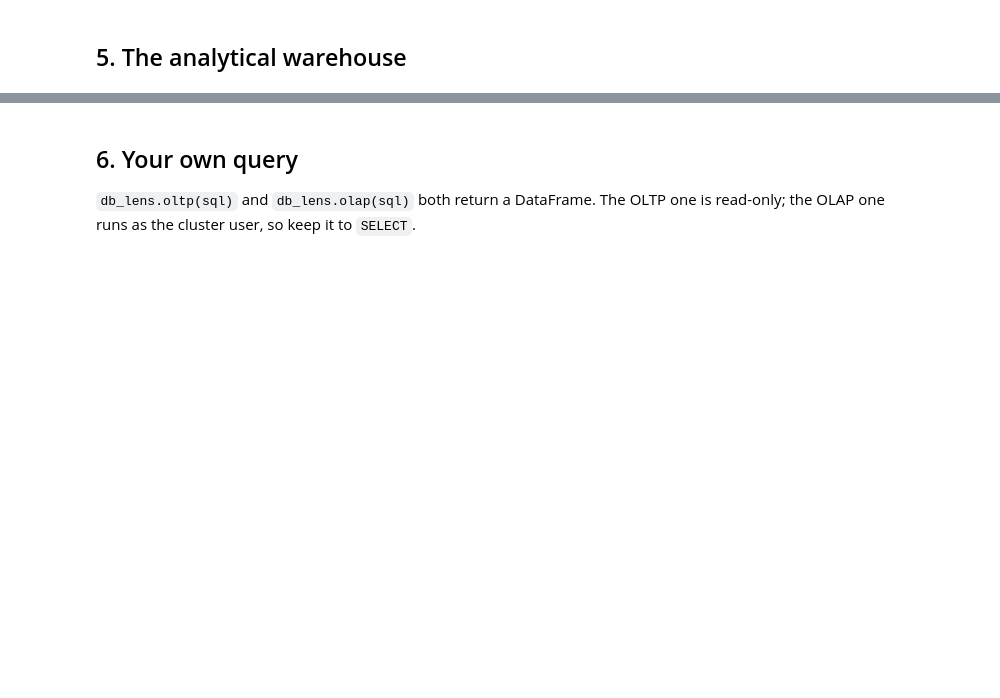
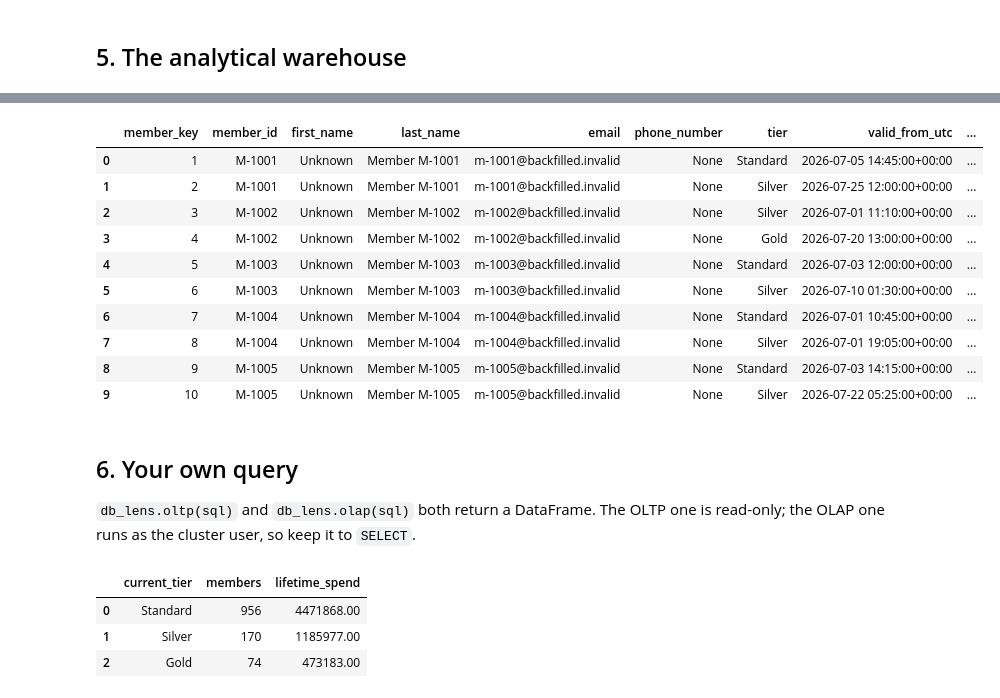
Before and after one commit to RCEjosephkarl/Internet-Cafe-Pipeline, a Jupyter notebook: notebooks/db_lens.ipynb, the cells around one changed output, grey strips where cells are left out. Cells and saved outputs as stored; diff of their text form; code cells hidden in the pictures; blank space fills up the shorter version.

```diff
--- a/notebooks/db_lens.ipynb
+++ b/notebooks/db_lens.ipynb
@@ -19,7 +19,7 @@ import pandas as pd
 from aimternet.config.settings import settings
 from aimternet.observability import db_lens
 
-pd.set_option("display.width", 160)
+pd.set_option("display.width", 300)
 pd.set_option("display.max_columns", 40)
 
 cfg = settings()
@@ -87,11 +190,23 @@ db_lens.olap_tables()
 # %%
 # Anything in aimternet_olap is queryable from here. Once Gold is loaded, try:
 #   db_lens.olap("SELECT * FROM agg_workstation_utilization_hourly LIMIT 20")
 tables = db_lens.olap_tables()
 if tables.empty:
     print("Redshift schema is empty — run `make redshift` after `make curate`.")
 else:
-    display(db_lens.olap(f"SELECT * FROM {tables.iloc[0]['table_name']} LIMIT 10"))
+    display(db_lens.olap(f"SELECT * FROM dim_member LIMIT 10")) #{tables.iloc[0]['table_name']}
+# %% [output]
+|  | member_key | member_id | first_name | last_name | email | phone_number | tier | valid_from_utc | ... |
+| 0 | 1 | M-1001 | Unknown | Member M-1001 | m-1001@backfilled.invalid | None | Standard | 2026-07-05 14:45:00+00:00 | ... |
+| 1 | 2 | M-1001 | Unknown | Member M-1001 | m-1001@backfilled.invalid | None | Silver | 2026-07-25 12:00:00+00:00 | ... |
+| 2 | 3 | M-1002 | Unknown | Member M-1002 | m-1002@backfilled.invalid | None | Silver | 2026-07-01 11:10:00+00:00 | ... |
+| 3 | 4 | M-1002 | Unknown | Member M-1002 | m-1002@backfilled.invalid | None | Gold | 2026-07-20 13:00:00+00:00 | ... |
+| 4 | 5 | M-1003 | Unknown | Member M-1003 | m-1003@backfilled.invalid | None | Standard | 2026-07-03 12:00:00+00:00 | ... |
+| 5 | 6 | M-1003 | Unknown | Member M-1003 | m-1003@backfilled.invalid | None | Silver | 2026-07-10 01:30:00+00:00 | ... |
+| 6 | 7 | M-1004 | Unknown | Member M-1004 | m-1004@backfilled.invalid | None | Standard | 2026-07-01 10:45:00+00:00 | ... |
+| 7 | 8 | M-1004 | Unknown | Member M-1004 | m-1004@backfilled.invalid | None | Silver | 2026-07-01 19:05:00+00:00 | ... |
+| 8 | 9 | M-1005 | Unknown | Member M-1005 | m-1005@backfilled.invalid | None | Standard | 2026-07-03 14:15:00+00:00 | ... |
+| 9 | 10 | M-1005 | Unknown | Member M-1005 | m-1005@backfilled.invalid | None | Silver | 2026-07-22 05:25:00+00:00 | ... |
 # %% [markdown]
 ## 6. Your own query
 
@@ -104,3 +219,8 @@ db_lens.oltp('''
     GROUP BY current_tier
     ORDER BY lifetime_spend DESC NULLS LAST
 ''')
+# %% [output]
+|  | current_tier | members | lifetime_spend |
+| 0 | Standard | 956 | 4471868.00 |
+| 1 | Silver | 170 | 1185977.00 |
+| 2 | Gold | 74 | 473183.00 |
```
Also changed, not shown: parts of 11 cells of this notebook, 5 other files.
